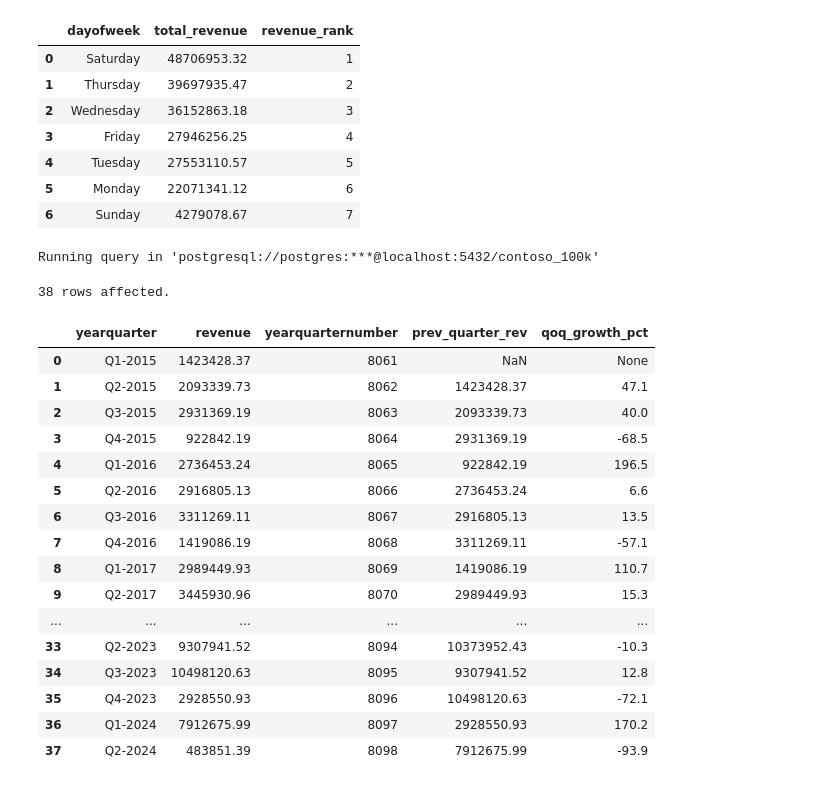
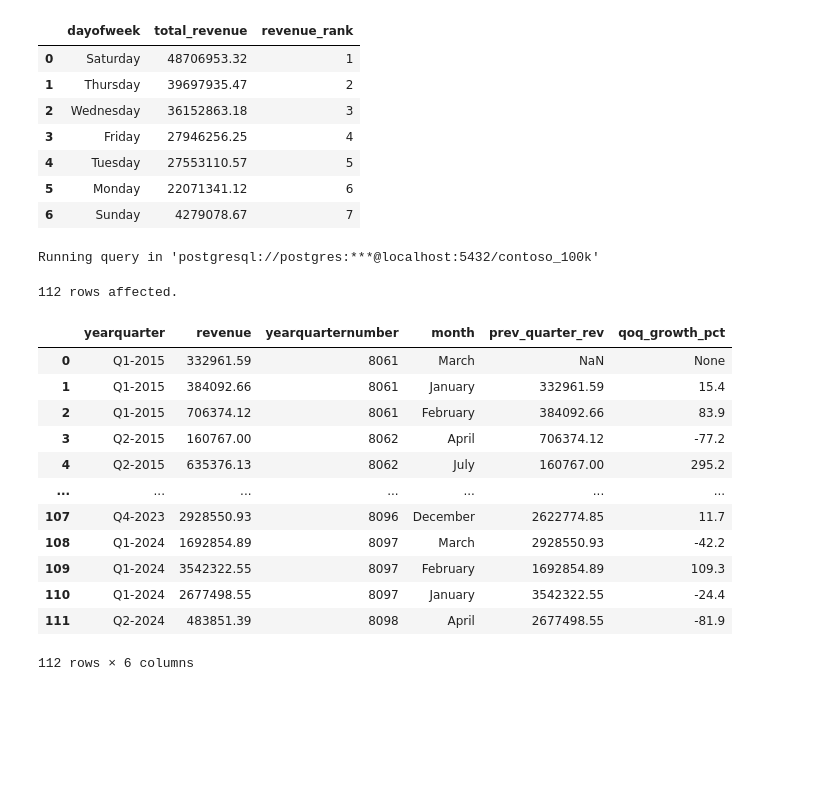
Before and after one commit to C0deB3ast/Data_analysis_work, a Jupyter notebook: Resources/Blank_SQL_Notebook.ipynb, the cells around one changed output. Drawn from its saved outputs; the diff is of its cells as text; code cells hidden in the pictures; blank space fills up the shorter version.

```diff
--- a/Resources/Blank_SQL_Notebook.ipynb
+++ b/Resources/Blank_SQL_Notebook.ipynb
@@ -1614,43 +1614,42 @@ Running query in 'postgresql://postgres:***@localhost:5432/contoso_100k'
 # %%
 %%sql
 With quarterly_revenue As (
 select
 d.yearquarter,
 d.yearquarternumber,
+d.month,
 Sum(quantity * netprice * exchangerate) as revenue
 From sales s
 join date d on s.orderdate = d.date
 Group by
+d.month,
 d.yearquarter,
 d.yearquarternumber
 )
 Select
 yearquarter,
 revenue,
 yearquarternumber,
+month,
 LAG(revenue) over(order by yearquarternumber) As prev_quarter_rev,
 Round(((revenue - LAG(revenue) over(order by yearquarternumber))/Nullif(LAG(revenue) over(order by yearquarternumber),0)*100)::numeric , 1) As QoQ_growth_pct
 from quarterly_revenue
 order by
 yearquarternumber
 /*Quarterly revenue growth*/
 # %% [output]
 Running query in 'postgresql://postgres:***@localhost:5432/contoso_100k'
-38 rows affected.
+112 rows affected.
-|  | yearquarter | revenue | yearquarternumber | prev_quarter_rev | qoq_growth_pct |
-| 0 | Q1-2015 | 1423428.37 | 8061 | NaN | None |
-| 1 | Q2-2015 | 2093339.73 | 8062 | 1423428.37 | 47.1 |
-| 2 | Q3-2015 | 2931369.19 | 8063 | 2093339.73 | 40.0 |
-| 3 | Q4-2015 | 922842.19 | 8064 | 2931369.19 | -68.5 |
-| 4 | Q1-2016 | 2736453.24 | 8065 | 922842.19 | 196.5 |
-| 5 | Q2-2016 | 2916805.13 | 8066 | 2736453.24 | 6.6 |
-| 6 | Q3-2016 | 3311269.11 | 8067 | 2916805.13 | 13.5 |
-| 7 | Q4-2016 | 1419086.19 | 8068 | 3311269.11 | -57.1 |
-| 8 | Q1-2017 | 2989449.93 | 8069 | 1419086.19 | 110.7 |
-| 9 | Q2-2017 | 3445930.96 | 8070 | 2989449.93 | 15.3 |
-| ... | ... | ... | ... | ... | ... |
-| 33 | Q2-2023 | 9307941.52 | 8094 | 10373952.43 | -10.3 |
-| 34 | Q3-2023 | 10498120.63 | 8095 | 9307941.52 | 12.8 |
-| 35 | Q4-2023 | 2928550.93 | 8096 | 10498120.63 | -72.1 |
-| 36 | Q1-2024 | 7912675.99 | 8097 | 2928550.93 | 170.2 |
-| 37 | Q2-2024 | 483851.39 | 8098 | 7912675.99 | -93.9 |
+|  | yearquarter | revenue | yearquarternumber | month | prev_quarter_rev | qoq_growth_pct |
+| 0 | Q1-2015 | 332961.59 | 8061 | March | NaN | None |
+| 1 | Q1-2015 | 384092.66 | 8061 | January | 332961.59 | 15.4 |
+| 2 | Q1-2015 | 706374.12 | 8061 | February | 384092.66 | 83.9 |
+| 3 | Q2-2015 | 160767.00 | 8062 | April | 706374.12 | -77.2 |
+| 4 | Q2-2015 | 635376.13 | 8062 | July | 160767.00 | 295.2 |
+| ... | ... | ... | ... | ... | ... | ... |
+| 107 | Q4-2023 | 2928550.93 | 8096 | December | 2622774.85 | 11.7 |
+| 108 | Q1-2024 | 1692854.89 | 8097 | March | 2928550.93 | -42.2 |
+| 109 | Q1-2024 | 3542322.55 | 8097 | February | 1692854.89 | 109.3 |
+| 110 | Q1-2024 | 2677498.55 | 8097 | January | 3542322.55 | -24.4 |
+| 111 | Q2-2024 | 483851.39 | 8098 | April | 2677498.55 | -81.9 |
+112 rows × 6 columns
```
Also changed, not shown: parts of 1 cell of this notebook.
